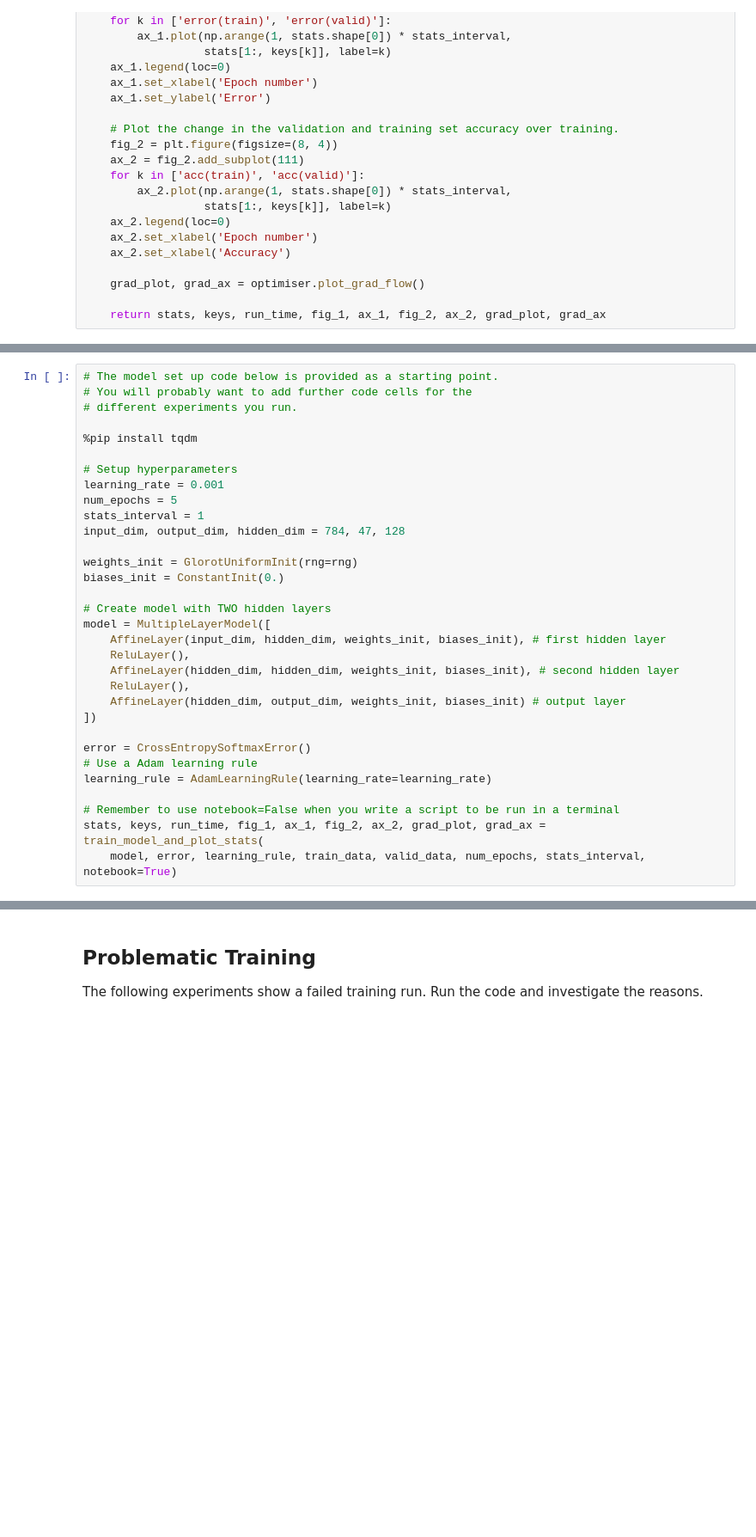
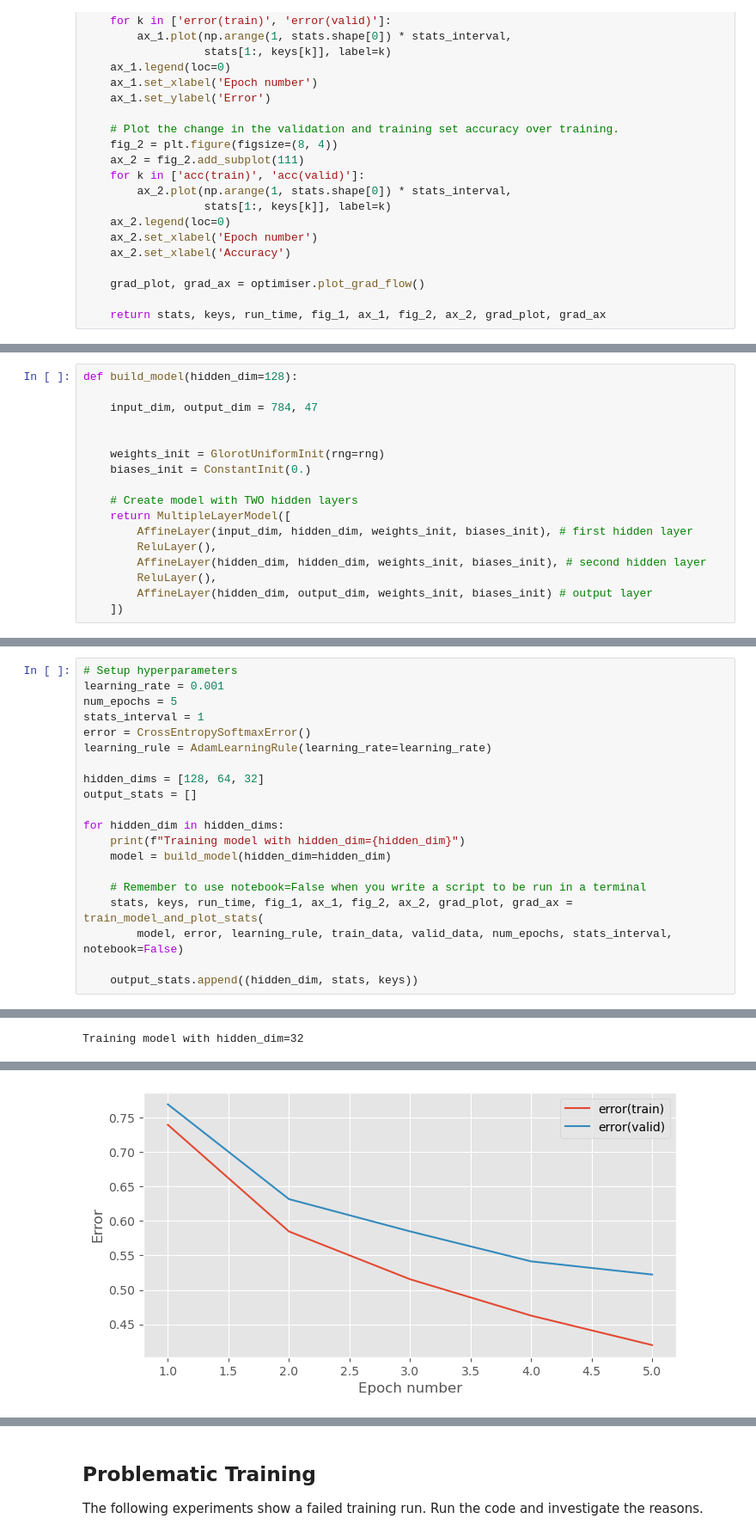
Before and after one commit to MATTYGILO/mlpractical, a Jupyter notebook: notebooks/Coursework_1.ipynb, the cells around one changed output, grey strips where cells are left out. Shown at 86% size. Cells and saved outputs as stored; diff of their text form; blank space fills up the shorter version.

Commit message:
Notebook work

```diff
--- a/notebooks/Coursework_1.ipynb
+++ b/notebooks/Coursework_1.ipynb
@@ -84,0 +96,17 @@ valid_data = EMNISTDataProvider('valid', batch_size=batch_size, rng=rng)
+# %%
+def build_model(hidden_dim=128):
+
+    input_dim, output_dim = 784, 47
+
+
+    weights_init = GlorotUniformInit(rng=rng)
+    biases_init = ConstantInit(0.)
+
+    # Create model with TWO hidden layers
+    return MultipleLayerModel([
+        AffineLayer(input_dim, hidden_dim, weights_init, biases_init), # first hidden layer
+        ReluLayer(),
+        AffineLayer(hidden_dim, hidden_dim, weights_init, biases_init), # second hidden layer
+        ReluLayer(),
+        AffineLayer(hidden_dim, output_dim, weights_init, biases_init) # output layer
+    ])
@@ -85,32 +121,21 @@ valid_data = EMNISTDataProvider('valid', batch_size=batch_size, rng=rng)
 # %%
-# The model set up code below is provided as a starting point.
-# You will probably want to add further code cells for the
-# different experiments you run.
-
-%pip install tqdm
-
 # Setup hyperparameters
 learning_rate = 0.001
 num_epochs = 5
 stats_interval = 1
-input_dim, output_dim, hidden_dim = 784, 47, 128
-
-weights_init = GlorotUniformInit(rng=rng)
-biases_init = ConstantInit(0.)
-
-# Create model with TWO hidden layers
-model = MultipleLayerModel([
-    AffineLayer(input_dim, hidden_dim, weights_init, biases_init), # first hidden layer
-    ReluLayer(),
-    AffineLayer(hidden_dim, hidden_dim, weights_init, biases_init), # second hidden layer
-    ReluLayer(),
-    AffineLayer(hidden_dim, output_dim, weights_init, biases_init) # output layer
-])
-
 error = CrossEntropySoftmaxError()
-# Use a Adam learning rule
 learning_rule = AdamLearningRule(learning_rate=learning_rate)
 
-# Remember to use notebook=False when you write a script to be run in a terminal
-stats, keys, run_time, fig_1, ax_1, fig_2, ax_2, grad_plot, grad_ax = train_model_and_plot_stats(
-    model, error, learning_rule, train_data, valid_data, num_epochs, stats_interval, notebook=True)
+hidden_dims = [128, 64, 32]
+output_stats = []
+
+for hidden_dim in hidden_dims:
+    print(f"Training model with hidden_dim={hidden_dim}")
+    model = build_model(hidden_dim=hidden_dim)
+
+    # Remember to use notebook=False when you write a script to be run in a terminal
+    stats, keys, run_time, fig_1, ax_1, fig_2, ax_2, grad_plot, grad_ax = train_model_and_plot_stats(
+        model, error, learning_rule, train_data, valid_data, num_epochs, stats_interval, notebook=False)
+
+    output_stats.append((hidden_dim, stats, keys))
+# %% [output]
@@ -116,0 +164 @@ stats, keys, run_time, fig_1, ax_1, fig_2, ax_2, grad_plot, grad_ax = train_mode
+Training model with hidden_dim=32
@@ -116,0 +175 @@ stats, keys, run_time, fig_1, ax_1, fig_2, ax_2, grad_plot, grad_ax = train_mode
+[figure, added]
```
Also changed, not shown: parts of 19 cells of this notebook, 1 other file.
